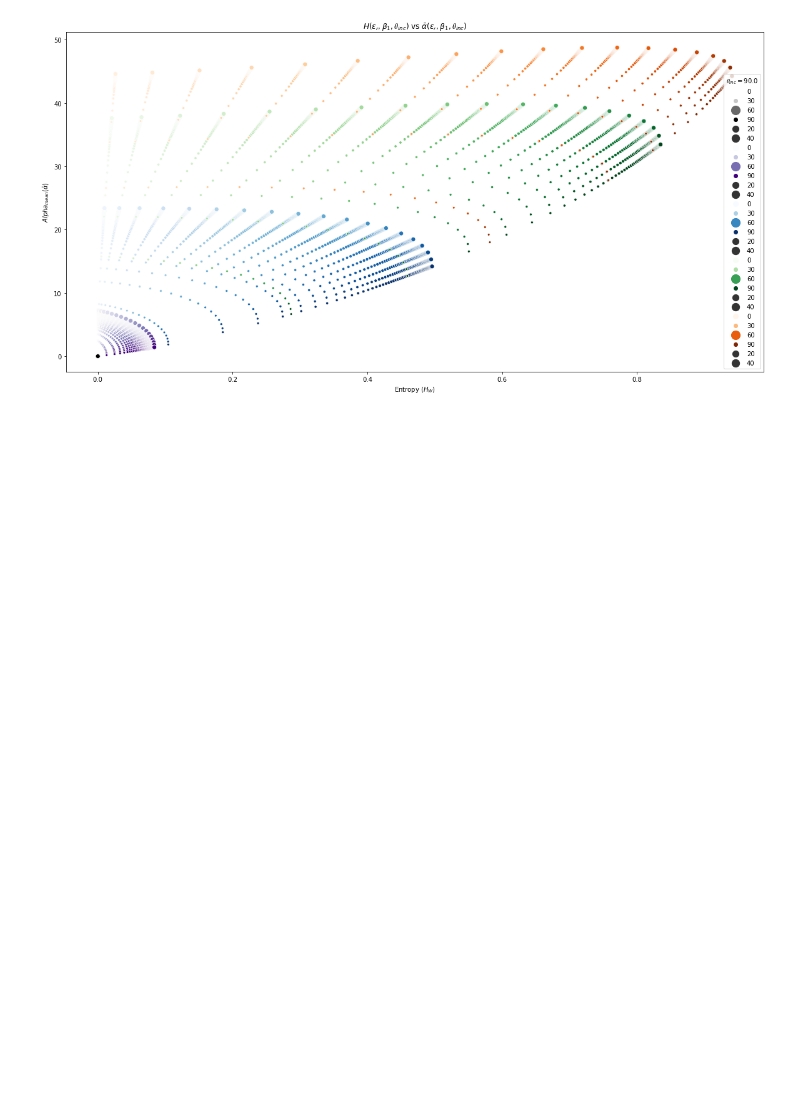
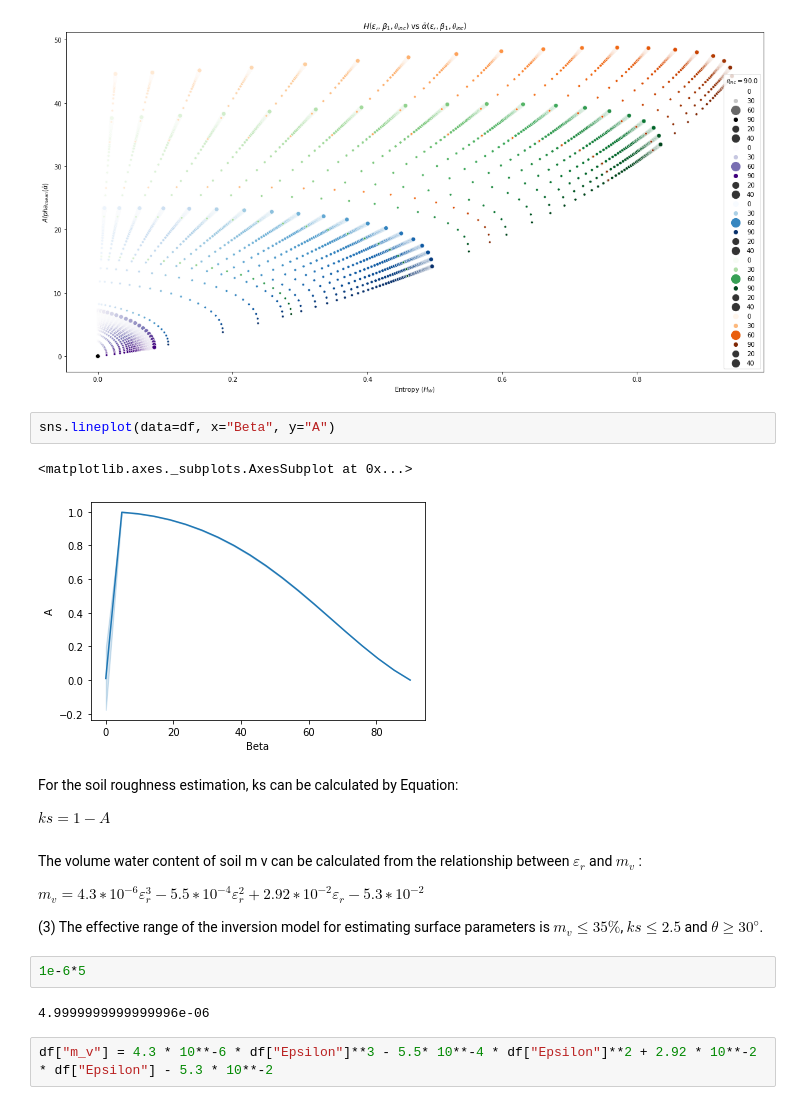
Before and after one commit to IslamAlam/Introduction2SAR, a Jupyter notebook: Execrise_4_XBragg_PolSAR.ipynb, the cells around one changed output. Drawn from its saved outputs; the diff is of its cells as text; blank space fills up the shorter version.

Commit message:
add the plots for ks and a

```diff
--- a/Execrise_4_XBragg_PolSAR.ipynb
+++ b/Execrise_4_XBragg_PolSAR.ipynb
@@ -363,3 +363,26 @@ for h in handles[:]:
     #print(la)
 # %% [output]
 [figure]
+# %%
+sns.lineplot(data=df, x="Beta", y="A")
+# %% [output]
+<matplotlib.axes._subplots.AxesSubplot at 0x...>
+[figure, added]
+# %% [markdown]
+For the soil roughness estimation, ks can be calculated by Equation:
+
+$ ks = 1 − A$
+# %% [markdown]
+The volume water content of soil m v can be calculated from the relationship between $ε_r$ and $m_v$ :
+
+$ m_v = 4.3 ∗ 10^{-6} ε_r^3  - 5.5 ∗ 10^{-4} ε_r^2 + 2.92 ∗ 10^{-2} ε_r - 5.3 ∗ 10^{-2} $
+
+(3)
+The effective range of the inversion model for estimating surface parameters is $m_v ≤ 35 \%$, $ks ≤ 2.5$
+and $θ ≥ 30^◦ $.
+# %%
+1e-6*5
+# %% [output]
+4.9999999999999996e-06
+# %%
+df["m_v"] = 4.3 * 10**-6 * df["Epsilon"]**3 - 5.5* 10**-4 * df["Epsilon"]**2 + 2.92 * 10**-2 * df["Epsilon"] - 5.3 * 10**-2
```
Also changed, not shown: parts of 1 cell of this notebook.
